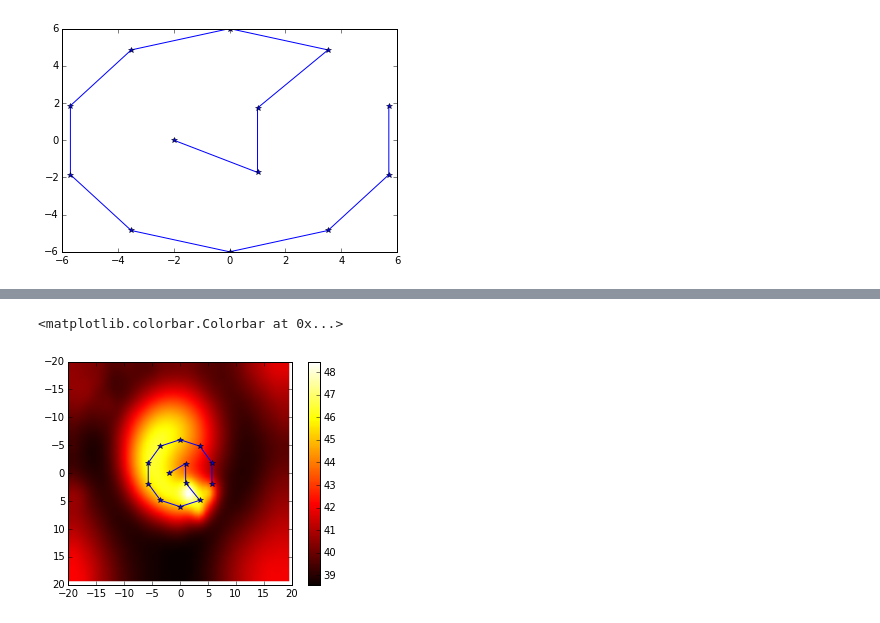
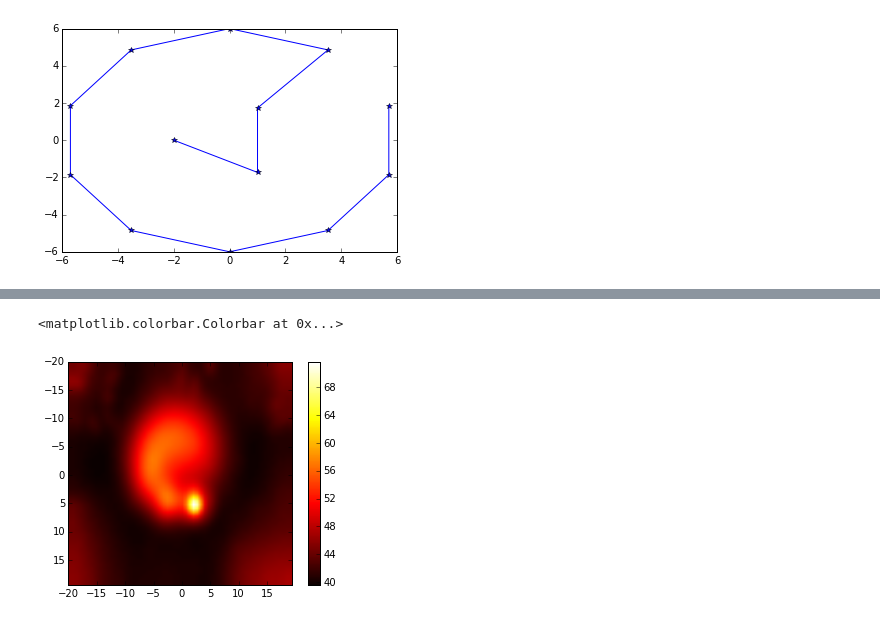
Before and after one commit to vlchaplin/fus_thermalmodelling, a Jupyter notebook: ablation_param_grid.ipynb, the cells around one changed output, grey strips where cells are left out. Cells and saved outputs as stored; diff of their text form; code cells hidden in the pictures.

```diff
--- a/ablation_param_grid.ipynb
+++ b/ablation_param_grid.ipynb
@@ -501,7 +475,7 @@ plt.colorbar()
 # %%
-plt.imshow(T[1][:,:,focplaneZpix],cmap=plt.cm.hot,extent=1000*np.array([yrp[0],yrp[-1], xrp[-1],xrp[0]]))
-plotTraj(xc);
+plt.imshow(T[0][:,:,focplaneZpix],cmap=plt.cm.hot,extent=1000*np.array([yrp[0],yrp[-1], xrp[-1],xrp[0]]))
+#plotTraj(xc);
 plt.colorbar()
 # %% [output]
 <matplotlib.colorbar.Colorbar at 0x...>
-[figure, old version]
+[figure, new version]
```
Also changed, not shown: parts of 71 cells of this notebook, 2 other files.
